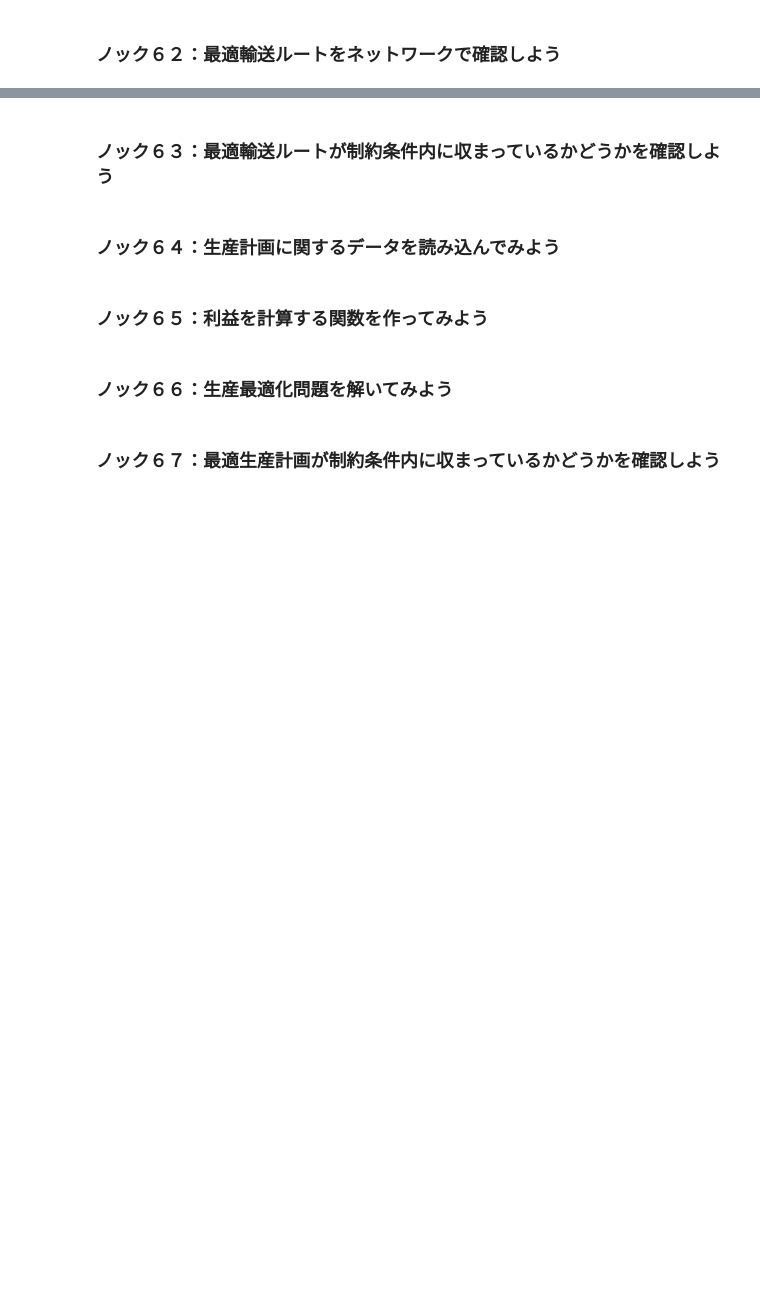
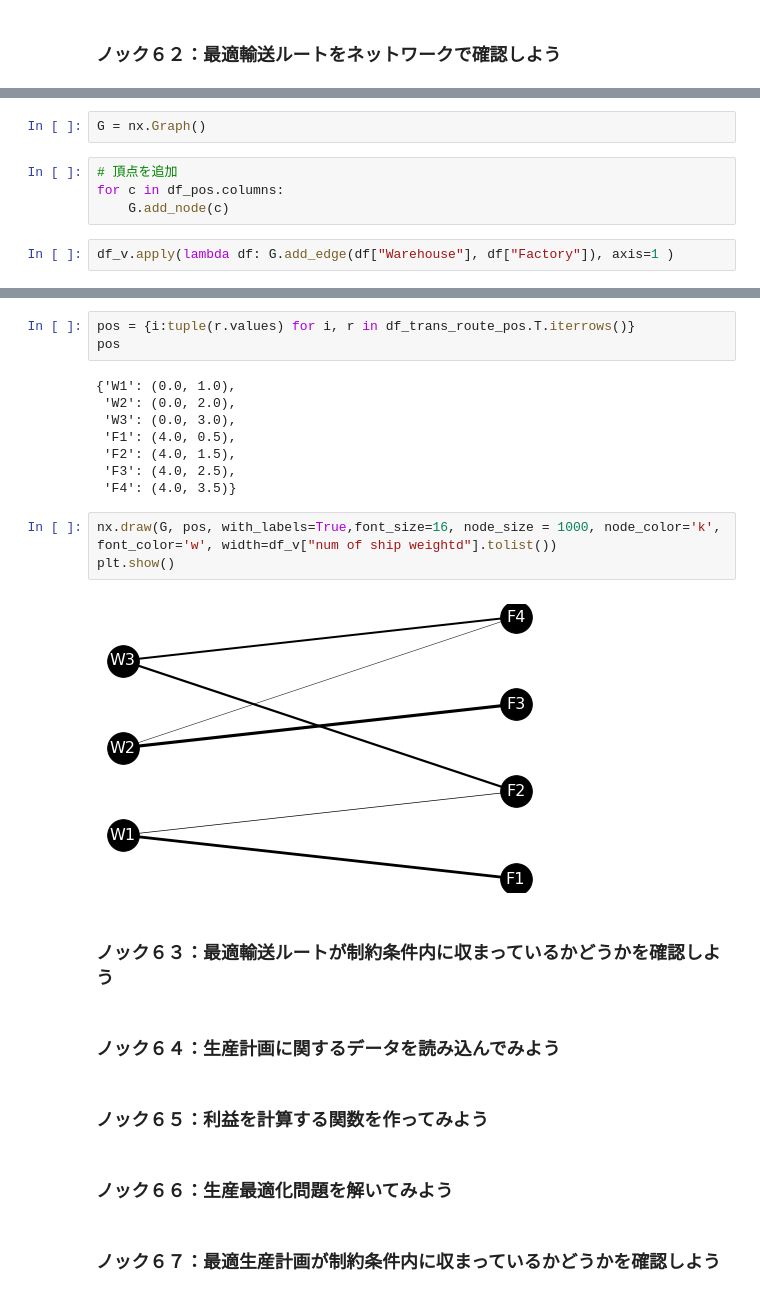
Before and after one commit to shinseitaro/python-data-analysis-100, a Jupyter notebook: sample/100drill_20201021/7/7章 ロジスティクスネットワークの最適設計を行う10本ノック.ipynb, the cells around one changed output, grey strips where cells are left out. Saved outputs shown, nothing was run; the diff lists cells and outputs as text; blank space fills up the shorter version.

```diff
--- a/sample/100drill_20201021/7/7章 ロジスティクスネットワークの最適設計を行う10本ノック.ipynb
+++ b/sample/100drill_20201021/7/7章 ロジスティクスネットワークの最適設計を行う10本ノック.ipynb
@@ -9,0 +160,8 @@
+# %%
+G = nx.Graph()
+# %%
+# 頂点を追加
+for c in df_pos.columns:
+    G.add_node(c)
+# %%
+df_v.apply(lambda df: G.add_edge(df["Warehouse"], df["Factory"]), axis=1 )
@@ -10,3 +182,19 @@
+# %%
+pos = {i:tuple(r.values) for i, r in df_trans_route_pos.T.iterrows()}
+pos
+# %% [output]
+{'W1': (0.0, 1.0),
+ 'W2': (0.0, 2.0),
+ 'W3': (0.0, 3.0),
+ 'F1': (4.0, 0.5),
+ 'F2': (4.0, 1.5),
+ 'F3': (4.0, 2.5),
+ 'F4': (4.0, 3.5)}
+# %%
+nx.draw(G, pos, with_labels=True,font_size=16, node_size = 1000, node_color='k', font_color='w', width=df_v["num of ship weightd"].tolist())
+plt.show()
+# %% [output]
+[figure, added]
 # %% [markdown]
 ### ノック６３：最適輸送ルートが制約条件内に収まっているかどうかを確認しよう
 # %% [markdown]
```
Also changed, not shown: parts of 20 cells of this notebook, 3 other files.
